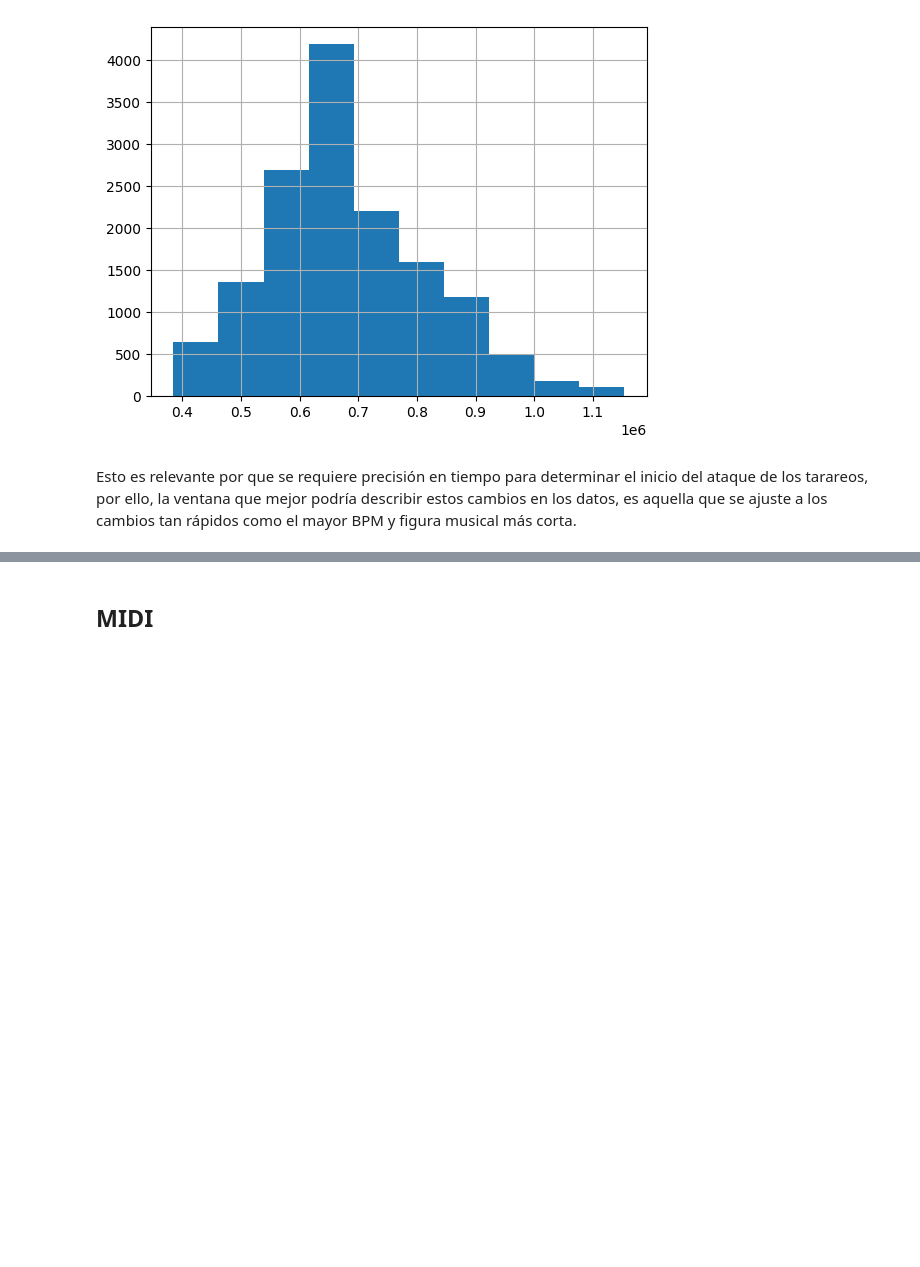
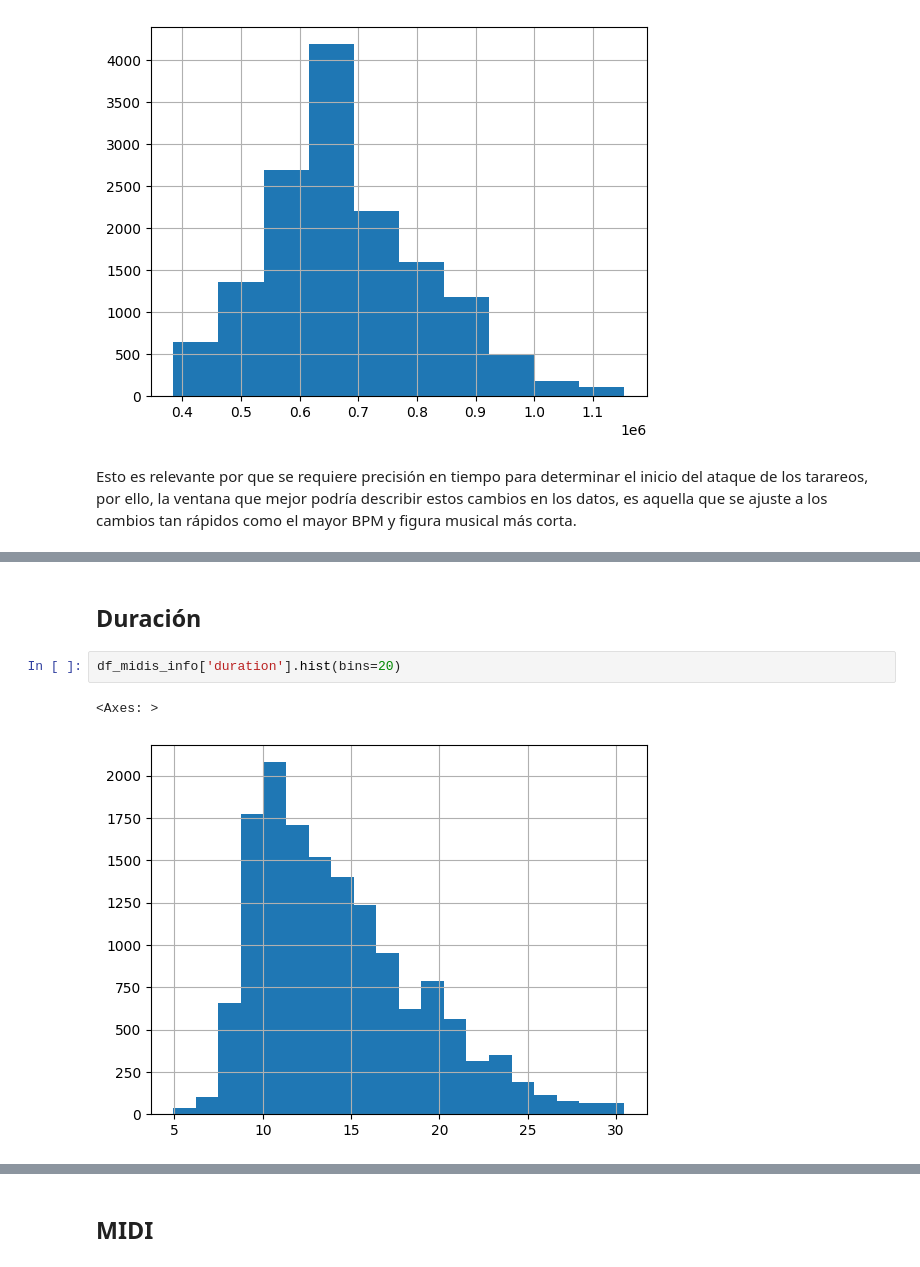
Before and after one commit to JafetMoon/hum_transcription_Project_DIA, a Jupyter notebook: 1a-analisis_midis.ipynb, the cells around one changed output, grey strips where cells are left out. Saved outputs shown, nothing was run; the diff lists cells and outputs as text; blank space fills up the shorter version.

```diff
--- a/1a-analisis_midis.ipynb
+++ b/1a-analisis_midis.ipynb
@@ -198,0 +216,7 @@ df_midis_info
+# %% [markdown]
+## Duración
+# %%
+df_midis_info['duration'].hist(bins=20)
+# %% [output]
+<Axes: >
+[figure, added]
```
Also changed, not shown: parts of 19 cells of this notebook, 7 other files.
